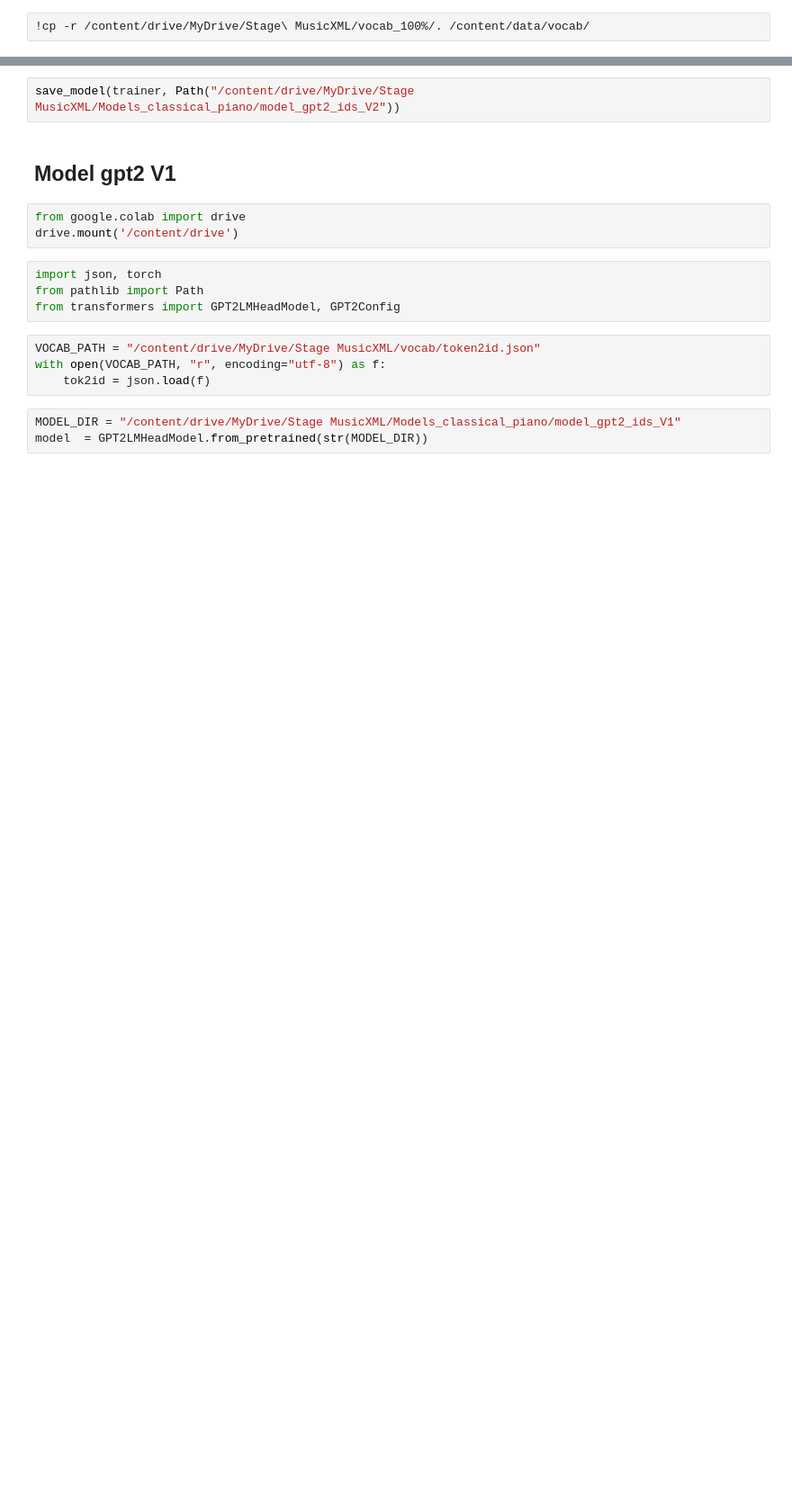
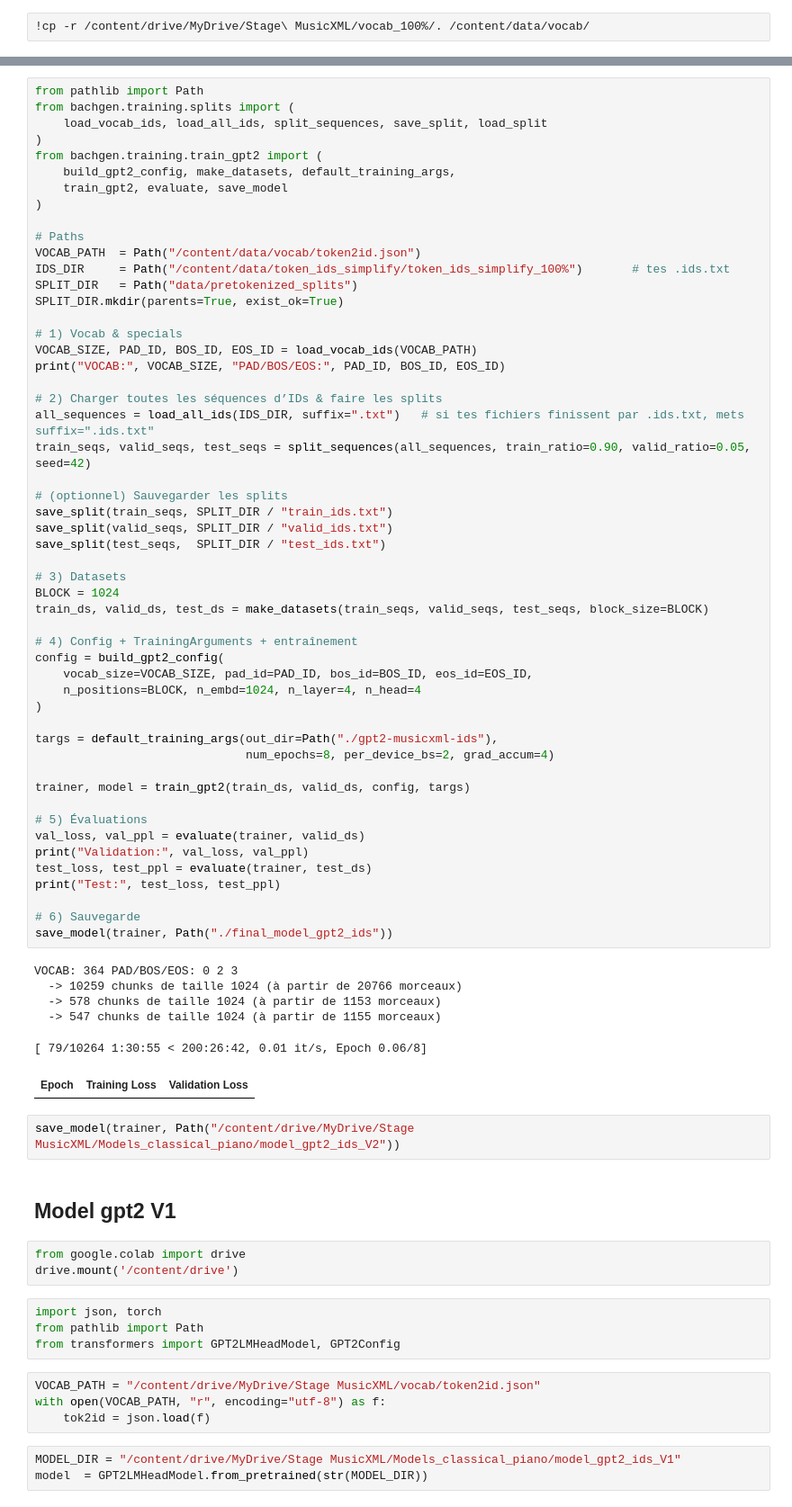
Before and after one commit to gomar0801/BachGen, a Jupyter notebook: notebooks/Pipeline.ipynb, the cells around one changed output, grey strips where cells are left out. Shown at 90% size. Saved outputs shown, nothing was run; the diff lists cells and outputs as text; blank space fills up the shorter version.

```diff
--- a/notebooks/Pipeline.ipynb
+++ b/notebooks/Pipeline.ipynb
@@ -288,3 +230,62 @@ ImportError: cannot import name '_center' from 'numpy._core.umath' (/usr/local/l
+# %%
+from pathlib import Path
+from bachgen.training.splits import (
+    load_vocab_ids, load_all_ids, split_sequences, save_split, load_split
+)
+from bachgen.training.train_gpt2 import (
+    build_gpt2_config, make_datasets, default_training_args,
+    train_gpt2, evaluate, save_model
+)
+
+# Paths
+VOCAB_PATH  = Path("/content/data/vocab/token2id.json")
+IDS_DIR     = Path("/content/data/token_ids_simplify/token_ids_simplify_100%")       # tes .ids.txt
+SPLIT_DIR   = Path("data/pretokenized_splits")
+SPLIT_DIR.mkdir(parents=True, exist_ok=True)
+
+# 1) Vocab & specials
+VOCAB_SIZE, PAD_ID, BOS_ID, EOS_ID = load_vocab_ids(VOCAB_PATH)
+print("VOCAB:", VOCAB_SIZE, "PAD/BOS/EOS:", PAD_ID, BOS_ID, EOS_ID)
+
+# 2) Charger toutes les séquences d’IDs & faire les splits
+all_sequences = load_all_ids(IDS_DIR, suffix=".txt")   # si tes fichiers finissent par .ids.txt, mets suffix=".ids.txt"
+train_seqs, valid_seqs, test_seqs = split_sequences(all_sequences, train_ratio=0.90, valid_ratio=0.05, seed=42)
+
+# (optionnel) Sauvegarder les splits
+save_split(train_seqs, SPLIT_DIR / "train_ids.txt")
+save_split(valid_seqs, SPLIT_DIR / "valid_ids.txt")
+save_split(test_seqs,  SPLIT_DIR / "test_ids.txt")
+
+# 3) Datasets
+BLOCK = 1024
+train_ds, valid_ds, test_ds = make_datasets(train_seqs, valid_seqs, test_seqs, block_size=BLOCK)
+
+# 4) Config + TrainingArguments + entraînement
+config = build_gpt2_config(
+    vocab_size=VOCAB_SIZE, pad_id=PAD_ID, bos_id=BOS_ID, eos_id=EOS_ID,
+    n_positions=BLOCK, n_embd=1024, n_layer=4, n_head=4
+)
+
+targs = default_training_args(out_dir=Path("./gpt2-musicxml-ids"),
+                              num_epochs=8, per_device_bs=2, grad_accum=4)
+
+trainer, model = train_gpt2(train_ds, valid_ds, config, targs)
+
+# 5) Évaluations
+val_loss, val_ppl = evaluate(trainer, valid_ds)
+print("Validation:", val_loss, val_ppl)
+test_loss, test_ppl = evaluate(trainer, test_ds)
+print("Test:", test_loss, test_ppl)
+
+# 6) Sauvegarde
+save_model(trainer, Path("./final_model_gpt2_ids"))
+# %% [output]
+VOCAB: 364 PAD/BOS/EOS: 0 2 3
+  -> 10259 chunks de taille 1024 (à partir de 20766 morceaux)
+  -> 578 chunks de taille 1024 (à partir de 1153 morceaux)
+  -> 547 chunks de taille 1024 (à partir de 1155 morceaux)
+[ 79/10264 1:30:55 < 200:26:42, 0.01 it/s, Epoch 0.06/8]
+| Epoch | Training Loss | Validation Loss |
 # %%
 save_model(trainer, Path("/content/drive/MyDrive/Stage MusicXML/Models_classical_piano/model_gpt2_ids_V2"))
 # %% [markdown]
```
Also changed, not shown: parts of 4 cells of this notebook.
